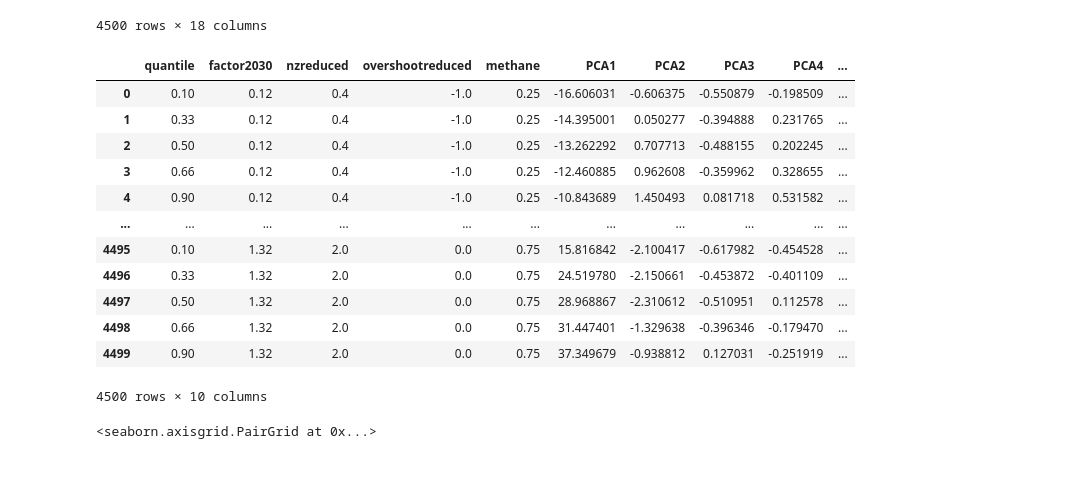
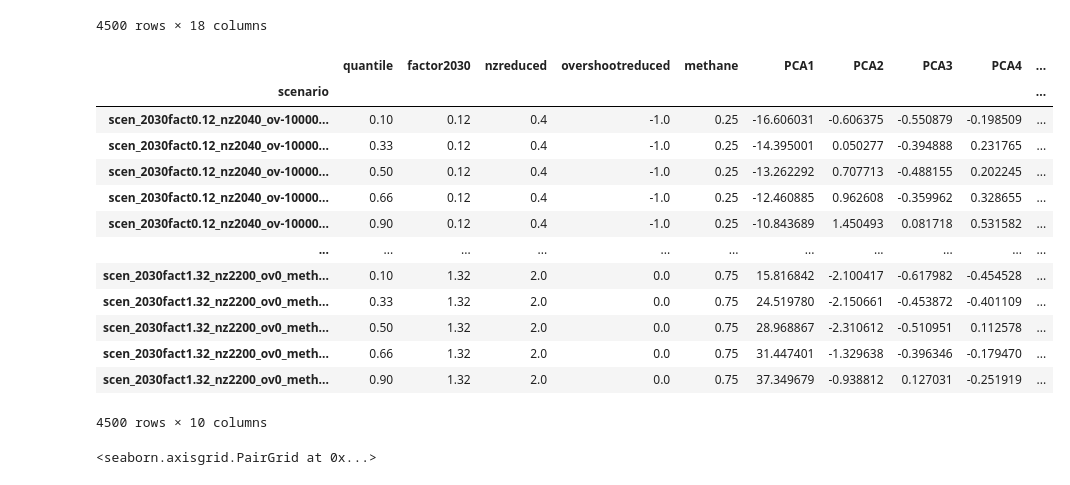
Before and after one commit to Rlamboll/PROVIDEemissions, a Jupyter notebook: notebooks/reverseImpacts.ipynb, the cells around one changed output. Cells and saved outputs as stored; diff of their text form; code cells hidden in the pictures.

```diff
--- a/notebooks/reverseImpacts.ipynb
+++ b/notebooks/reverseImpacts.ipynb
@@ -125,20 +125,21 @@ pcadf
 4500 rows × 18 columns
 # %%
 functional_cols = ["factor2030", "nzreduced", "overshootreduced", "methane"]
-pcadf = pcadf.loc[:, ["quantile"] + functional_cols + pcacols]
+pcadf = pcadf.set_index("scenario", drop=True).loc[:, ["quantile"] + functional_cols + pcacols]
 pcadf
 # %% [output]
 |  | quantile | factor2030 | nzreduced | overshootreduced | methane | PCA1 | PCA2 | PCA3 | PCA4 | ... |
-| 0 | 0.10 | 0.12 | 0.4 | -1.0 | 0.25 | -16.606031 | -0.606375 | -0.550879 | -0.198509 | ... |
-| 1 | 0.33 | 0.12 | 0.4 | -1.0 | 0.25 | -14.395001 | 0.050277 | -0.394888 | 0.231765 | ... |
-| 2 | 0.50 | 0.12 | 0.4 | -1.0 | 0.25 | -13.262292 | 0.707713 | -0.488155 | 0.202245 | ... |
-| 3 | 0.66 | 0.12 | 0.4 | -1.0 | 0.25 | -12.460885 | 0.962608 | -0.359962 | 0.328655 | ... |
-| 4 | 0.90 | 0.12 | 0.4 | -1.0 | 0.25 | -10.843689 | 1.450493 | 0.081718 | 0.531582 | ... |
+| scenario |  |  |  |  |  |  |  |  |  | ... |
+| scen_2030fact0.12_nz2040_ov-10000... | 0.10 | 0.12 | 0.4 | -1.0 | 0.25 | -16.606031 | -0.606375 | -0.550879 | -0.198509 | ... |
+| scen_2030fact0.12_nz2040_ov-10000... | 0.33 | 0.12 | 0.4 | -1.0 | 0.25 | -14.395001 | 0.050277 | -0.394888 | 0.231765 | ... |
+| scen_2030fact0.12_nz2040_ov-10000... | 0.50 | 0.12 | 0.4 | -1.0 | 0.25 | -13.262292 | 0.707713 | -0.488155 | 0.202245 | ... |
+| scen_2030fact0.12_nz2040_ov-10000... | 0.66 | 0.12 | 0.4 | -1.0 | 0.25 | -12.460885 | 0.962608 | -0.359962 | 0.328655 | ... |
+| scen_2030fact0.12_nz2040_ov-10000... | 0.90 | 0.12 | 0.4 | -1.0 | 0.25 | -10.843689 | 1.450493 | 0.081718 | 0.531582 | ... |
 | ... | ... | ... | ... | ... | ... | ... | ... | ... | ... | ... |
-| 4495 | 0.10 | 1.32 | 2.0 | 0.0 | 0.75 | 15.816842 | -2.100417 | -0.617982 | -0.454528 | ... |
-| 4496 | 0.33 | 1.32 | 2.0 | 0.0 | 0.75 | 24.519780 | -2.150661 | -0.453872 | -0.401109 | ... |
-| 4497 | 0.50 | 1.32 | 2.0 | 0.0 | 0.75 | 28.968867 | -2.310612 | -0.510951 | 0.112578 | ... |
-| 4498 | 0.66 | 1.32 | 2.0 | 0.0 | 0.75 | 31.447401 | -1.329638 | -0.396346 | -0.179470 | ... |
-| 4499 | 0.90 | 1.32 | 2.0 | 0.0 | 0.75 | 37.349679 | -0.938812 | 0.127031 | -0.251919 | ... |
+| scen_2030fact1.32_nz2200_ov0_meth... | 0.10 | 1.32 | 2.0 | 0.0 | 0.75 | 15.816842 | -2.100417 | -0.617982 | -0.454528 | ... |
+| scen_2030fact1.32_nz2200_ov0_meth... | 0.33 | 1.32 | 2.0 | 0.0 | 0.75 | 24.519780 | -2.150661 | -0.453872 | -0.401109 | ... |
+| scen_2030fact1.32_nz2200_ov0_meth... | 0.50 | 1.32 | 2.0 | 0.0 | 0.75 | 28.968867 | -2.310612 | -0.510951 | 0.112578 | ... |
+| scen_2030fact1.32_nz2200_ov0_meth... | 0.66 | 1.32 | 2.0 | 0.0 | 0.75 | 31.447401 | -1.329638 | -0.396346 | -0.179470 | ... |
+| scen_2030fact1.32_nz2200_ov0_meth... | 0.90 | 1.32 | 2.0 | 0.0 | 0.75 | 37.349679 | -0.938812 | 0.127031 | -0.251919 | ... |
 4500 rows × 10 columns
 # %%
```
Also changed, not shown: parts of 28 cells of this notebook, 2 other files.
